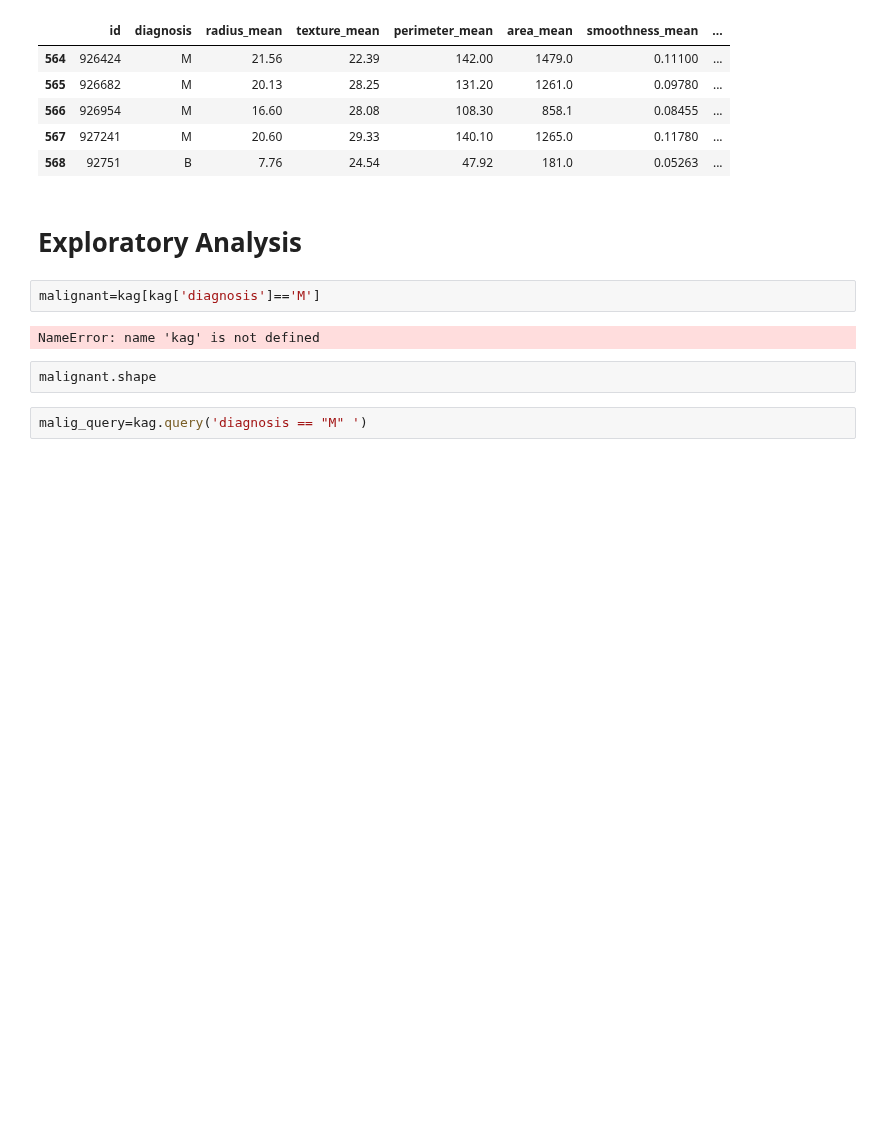
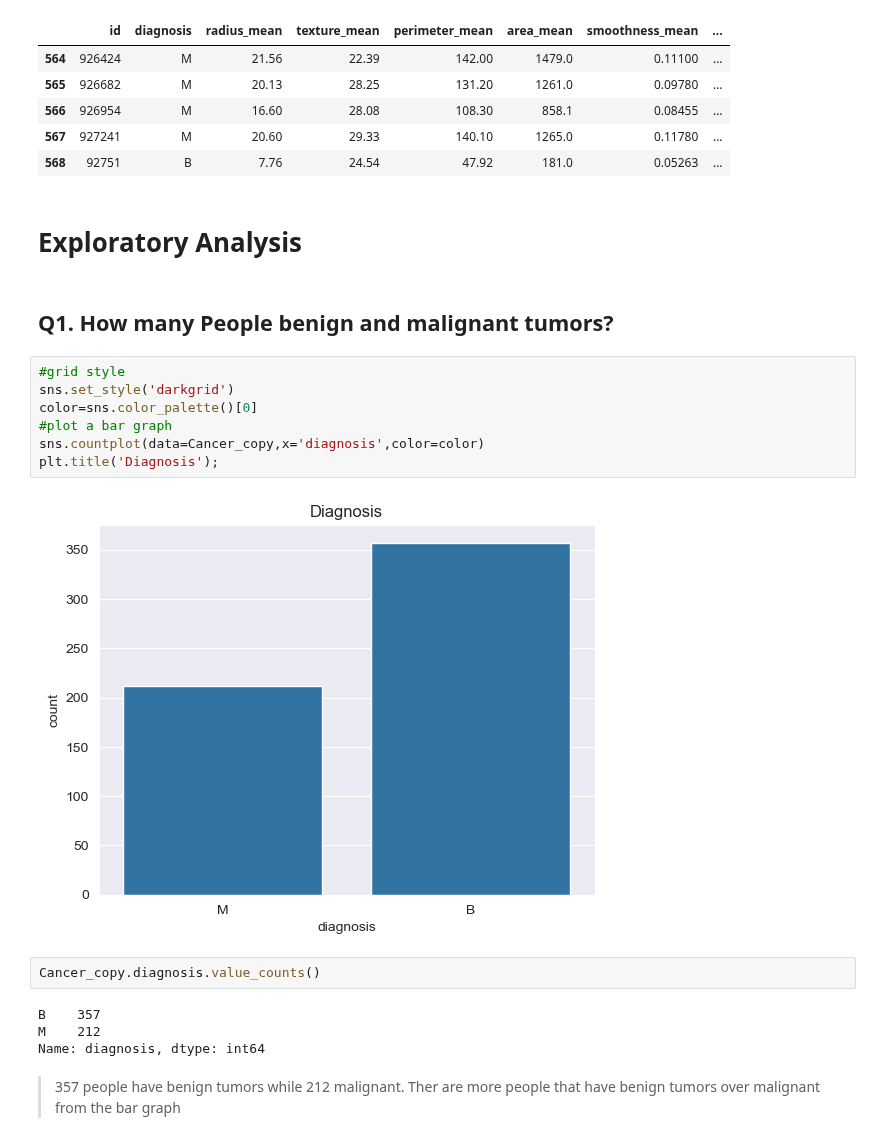
Before and after one commit to denzeil/Breast-Cancer-Predictive-Analysis, a Jupyter notebook: cancer_data.ipynb, the cells around one changed output. Drawn from its saved outputs; the diff is of its cells as text; blank space fills up the shorter version.

```diff
--- a/cancer_data.ipynb
+++ b/cancer_data.ipynb
@@ -143,11 +143,22 @@ Cancer_copy.tail()
 | 568 | 92751 | B | 7.76 | 24.54 | 47.92 | 181.0 | 0.05263 | ... |
 # %% [markdown]
 # Exploratory Analysis
+# %% [markdown]
+## Q1. How many People benign and malignant tumors?
 # %%
-malignant=kag[kag['diagnosis']=='M']
+#grid style
+sns.set_style('darkgrid')
+color=sns.color_palette()[0]
+#plot a bar graph
+sns.countplot(data=Cancer_copy,x='diagnosis',color=color)
+plt.title('Diagnosis');
 # %% [output]
-NameError: name 'kag' is not defined
+[figure, added]
 # %%
-malignant.shape
+Cancer_copy.diagnosis.value_counts()
+# %% [output]
+B    357
+M    212
+Name: diagnosis, dtype: int64
-# %%
-malig_query=kag.query('diagnosis == "M" ')
+# %% [markdown]
+> 357 people have benign tumors while 212 malignant. Ther are more people that have benign tumors over malignant from the bar graph
```
